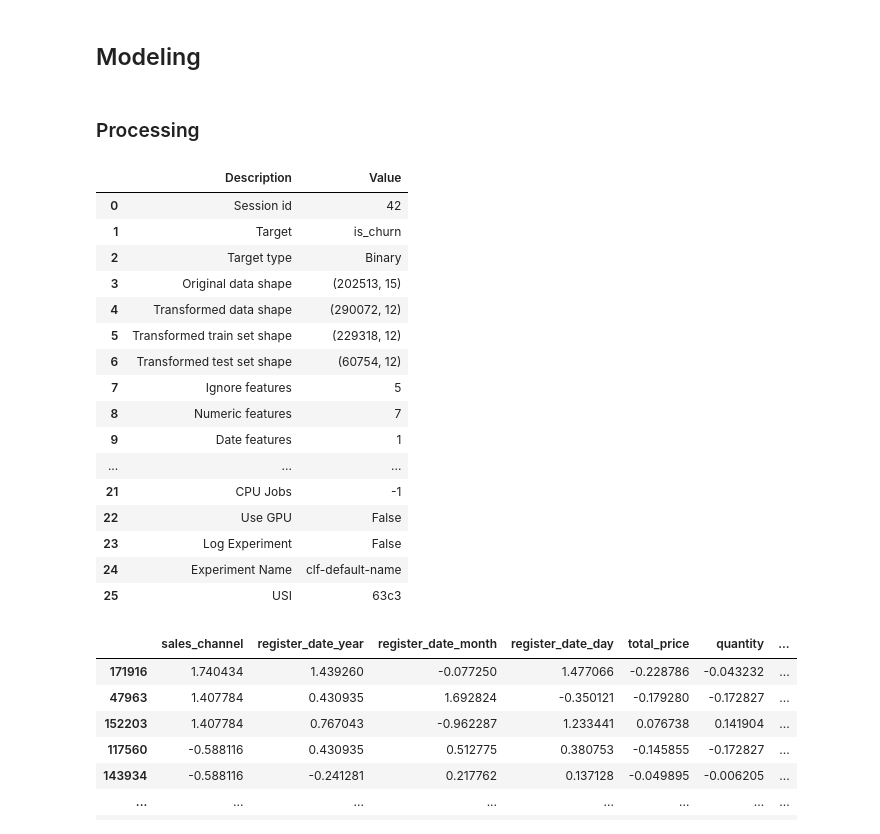
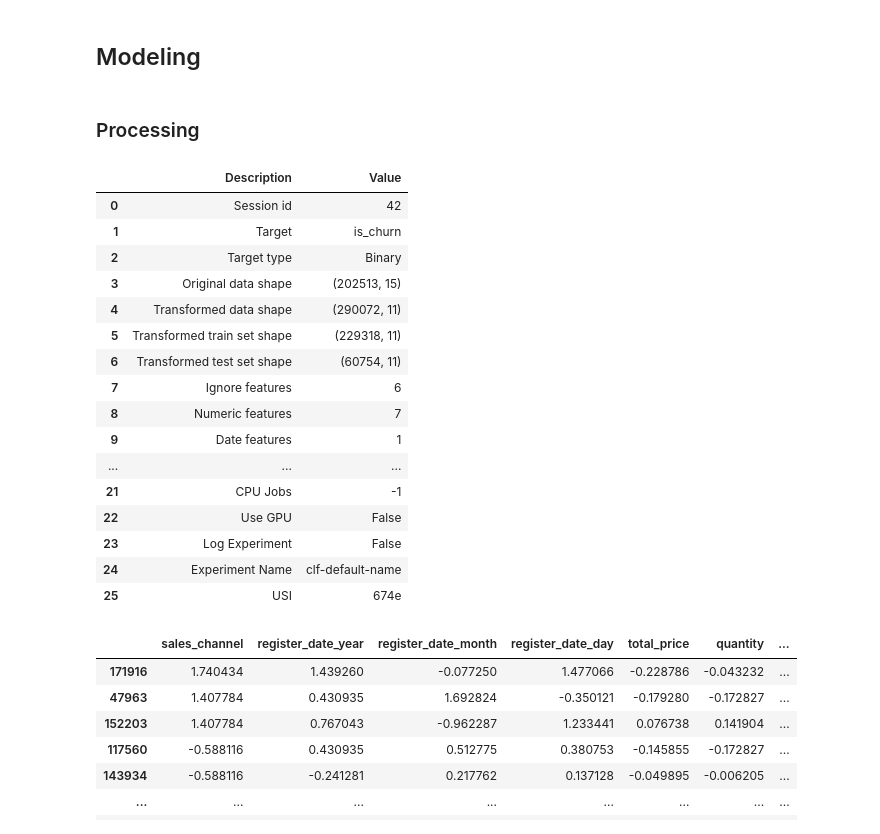
Before and after one commit to sergioalvesnicolau/Projeto---Case-Ambev, a Jupyter notebook: main.ipynb, the cells around one changed output. Saved outputs shown, nothing was run; the diff lists cells and outputs as text; code cells hidden in the pictures.

```diff
--- a/main.ipynb
+++ b/main.ipynb
@@ -257,22 +280,22 @@ dtype: int64
 # %% [markdown]
 ## Modeling
-# %% [markdown]
-### Processing
+# %% [markdown]
+### Processing
 # %%
 regression = setup(data = df, target = 'is_churn', session_id = 42,
-                   ignore_features = ['customer_code', 'branch_id', 'seller_code', 'order_id', 'item_code'],
+                   ignore_features = ['customer_code', 'branch_id', 'seller_code', 'order_id', 'item_code', 'churn_moment'],
                    date_features = ['register_date'], fix_imbalance = True, pca = True)
 # transforações nas variáveis
 # %% [output]
 |  | Description | Value |
 | 0 | Session id | 42 |
 | 1 | Target | is_churn |
 | 2 | Target type | Binary |
 | 3 | Original data shape | (202513, 15) |
-| 4 | Transformed data shape | (290072, 12) |
-| 5 | Transformed train set shape | (229318, 12) |
-| 6 | Transformed test set shape | (60754, 12) |
-| 7 | Ignore features | 5 |
+| 4 | Transformed data shape | (290072, 11) |
+| 5 | Transformed train set shape | (229318, 11) |
+| 6 | Transformed test set shape | (60754, 11) |
+| 7 | Ignore features | 6 |
 | 8 | Numeric features | 7 |
 | 9 | Date features | 1 |
 | ... | ... | ... |
@@ -280,7 +303,7 @@ regression = setup(data = df, target = 'is_churn', session_id = 42,
 | 22 | Use GPU | False |
 | 23 | Log Experiment | False |
 | 24 | Experiment Name | clf-default-name |
-| 25 | USI | 63c3 |
+| 25 | USI | 674e |
 # %%
 get_config('X_train_transformed')
 # %% [output]
```
Also changed, not shown: parts of 45 cells of this notebook, 1 other file.
